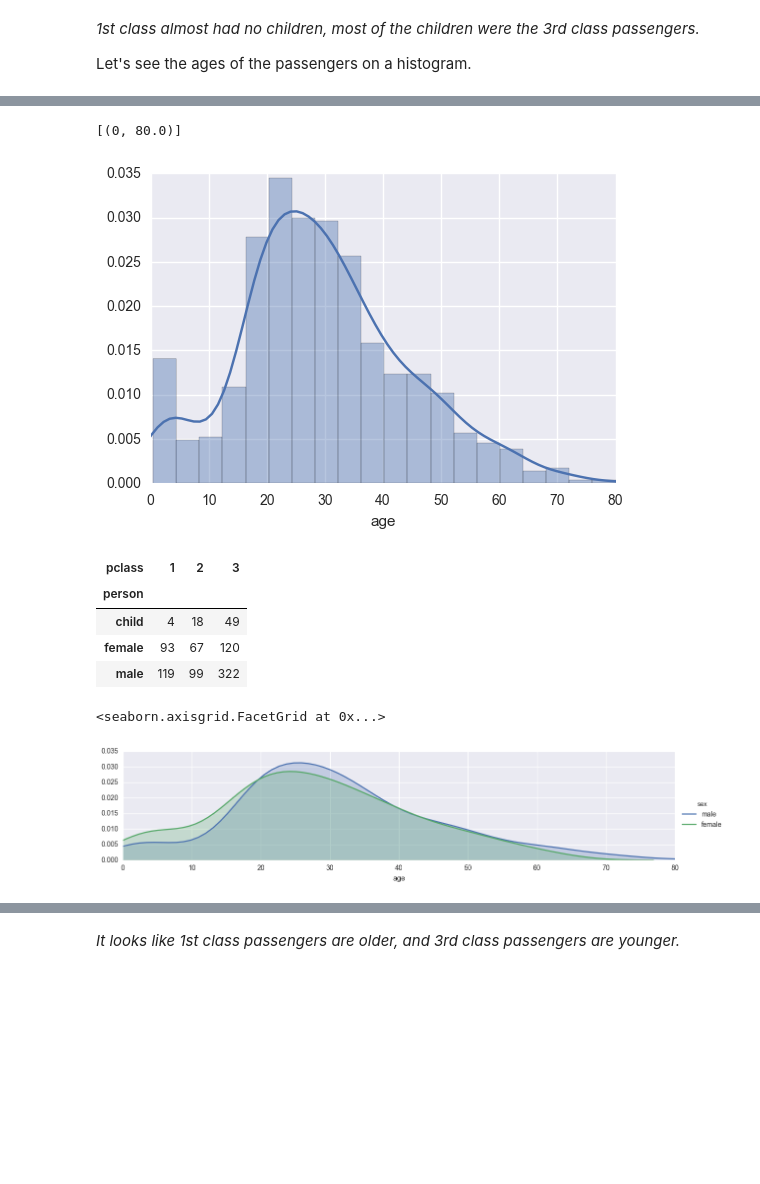
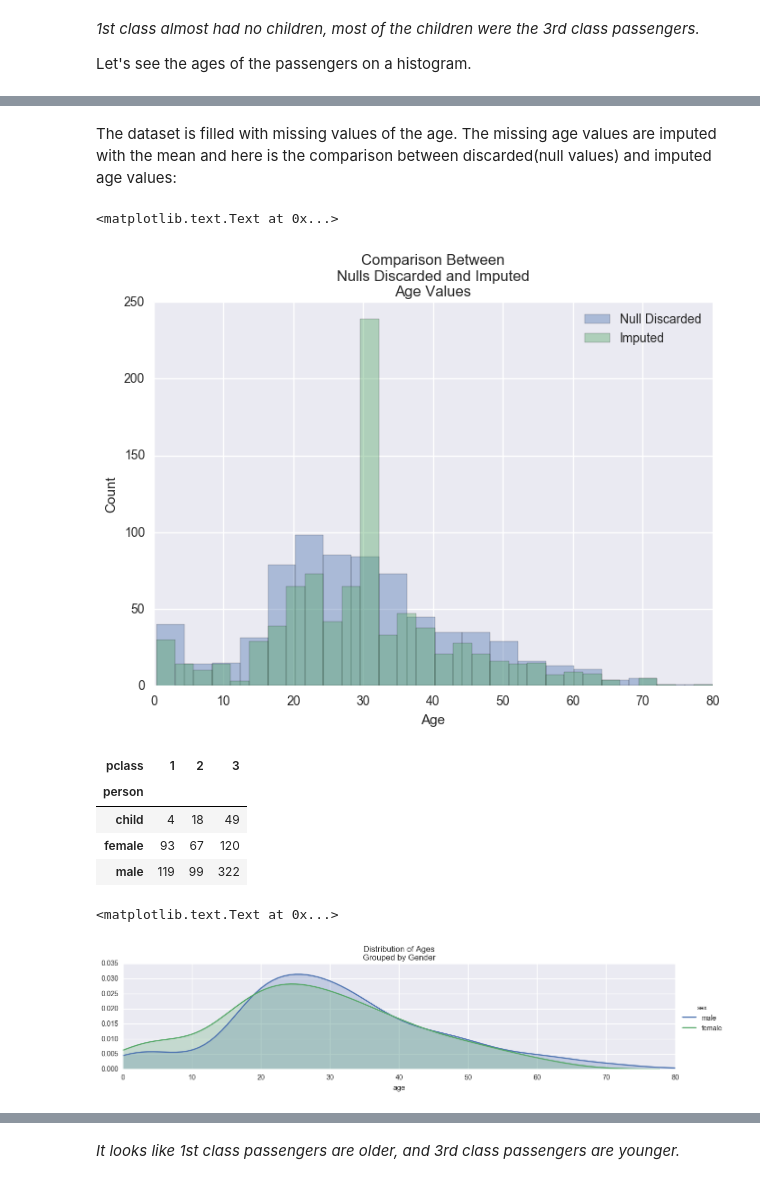
Before and after one commit to borayuret/P2-DataAnalyst-InvestigateADataset, a Jupyter notebook: P2-DataAnalyst-InvestigateADataset.ipynb, the cells around one changed output, grey strips where cells are left out. Drawn from its saved outputs; the diff is of its cells as text; code cells hidden in the pictures; blank space fills up the shorter version.

```diff
--- a/P2-DataAnalyst-InvestigateADataset.ipynb
+++ b/P2-DataAnalyst-InvestigateADataset.ipynb
@@ -358,15 +379,25 @@ titanic_df['age'].hist(bins=80)
+# %% [markdown]
+The dataset is filled with missing values of the age. The missing age values are imputed with the mean and here is the comparison between discarded(null values) and imputed age values:
 # %%
 # A line over histogram would help us to visualize.
-fig = sns.distplot(titanic_df["age"].dropna())
+fig_nulldiscarded = sns.distplot(titanic_df["age"].dropna(), kde=False, label='Null Discarded')
+fig_imputed = sns.distplot(titanic_df["age"].fillna(titanic_df.age.mean()), kde=False, label='Imputed')
 
 # max limit is the oldest person
 oldest = titanic_df['age'].max()
 
 #lower limit at 0
-fig.set(xlim=(0,oldest))
+fig_nulldiscarded.set(xlim=(0,oldest))
+fig_imputed.set(xlim=(0,oldest))
+
+plt.title("Comparison Between\nNulls Discarded and Imputed\nAge Values")
+plt.legend()
+
+plt.ylabel("Count")
+plt.xlabel("Age")
 # %% [output]
-[(0, 80.0)]
+<matplotlib.text.Text at 0x...>
-[figure, old version]
+[figure, new version]
 # %%
 # Here are the numbers for person and class
 perclass_crosstab = pd.crosstab(titanic_df.person, titanic_df.pclass)
@@ -385,9 +416,10 @@ fig.map(sns.kdeplot,'age',shade= True)
 oldest = titanic_df['age'].max()
 fig.set(xlim=(0,oldest))
 fig.add_legend()
+plt.title('Distribution of Ages\nGrouped by Gender')
 # %% [output]
-<seaborn.axisgrid.FacetGrid at 0x...>
+<matplotlib.text.Text at 0x...>
-[figure, old version]
+[figure, new version]
 # %%
 #distribution of ages grouped by person with kde plot.
 fig = sns.FacetGrid(titanic_df, hue="person",aspect=4)
```
Also changed, not shown: parts of 73 cells of this notebook.
